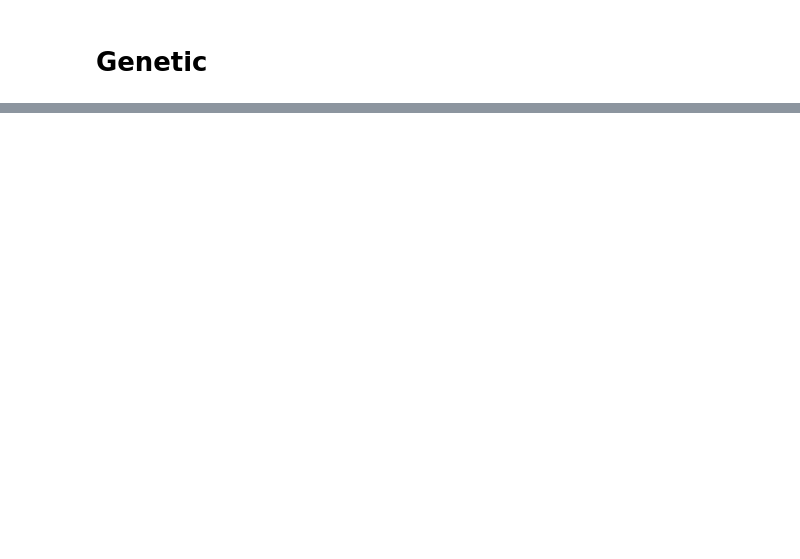
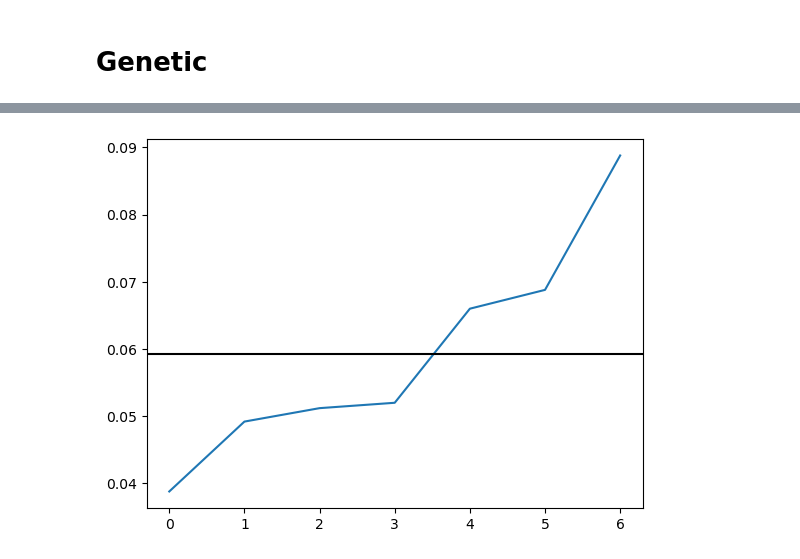
Before and after one commit to anetakahle/snake-ai, a Jupyter notebook: notebook.ipynb, the cells around one changed output, grey strips where cells are left out. Saved outputs shown, nothing was run; the diff lists cells and outputs as text; code cells hidden in the pictures; blank space fills up the shorter version.

```diff
--- a/notebook.ipynb
+++ b/notebook.ipynb
@@ -218,6 +39,5 @@ class Breeder():
 # %%
-br = Breeder(Agent_genetic_3)
+br = Breeder(Agent_genetic_3, n_agents=50)
+br.games_per_agent = 50
-# %%
-br.num_of_gens = 1000
 # %%
 %%time
@@ -440,0 +48,4 @@ ImportError: attempted relative import with no known parent package
+# %%
+br.plot()
+# %% [output]
+[figure, added]
```
Also changed, not shown: parts of 28 cells of this notebook, 4 other files.
